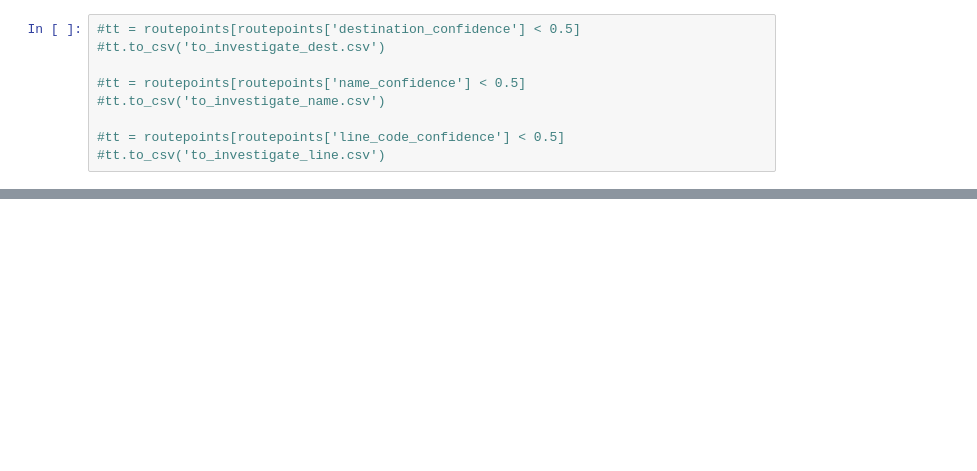
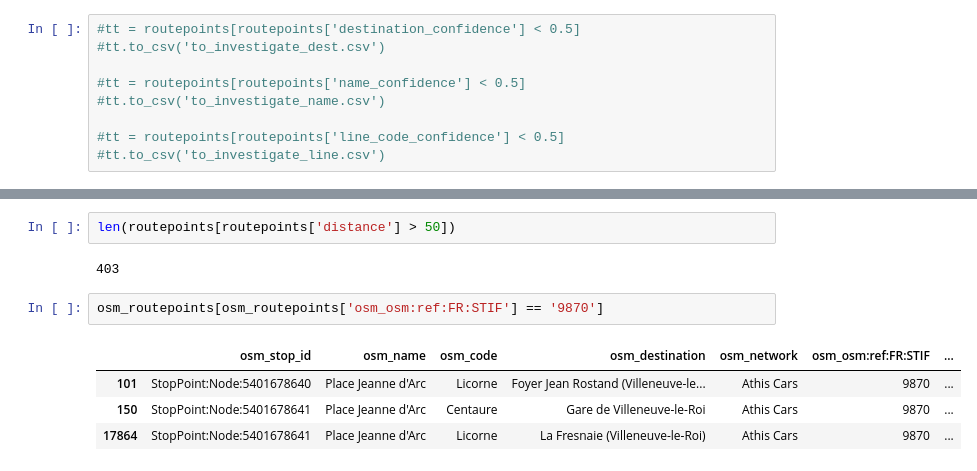
Before and after one commit to Jungle-Bus/ref-fr-STIF, a Jupyter notebook: audit_routepoints/analyse_routepoints.ipynb, the cells around one changed output, grey strips where cells are left out. Saved outputs shown, nothing was run; the diff lists cells and outputs as text; blank space fills up the shorter version.

```diff
--- a/audit_routepoints/analyse_routepoints.ipynb
+++ b/audit_routepoints/analyse_routepoints.ipynb
@@ -127,0 +121,11 @@ map_
+# %%
+len(routepoints[routepoints['distance'] > 50])
+# %% [output]
+403
+# %%
+osm_routepoints[osm_routepoints['osm_osm:ref:FR:STIF'] == '9870']
+# %% [output]
+|  | osm_stop_id | osm_name | osm_code | osm_destination | osm_network | osm_osm:ref:FR:STIF | ... |
+| 101 | StopPoint:Node:5401678640 | Place Jeanne d'Arc | Licorne | Foyer Jean Rostand (Villeneuve-le... | Athis Cars | 9870 | ... |
+| 150 | StopPoint:Node:5401678641 | Place Jeanne d'Arc | Centaure | Gare de Villeneuve-le-Roi | Athis Cars | 9870 | ... |
+| 17864 | StopPoint:Node:5401678641 | Place Jeanne d'Arc | Licorne | La Fresnaie (Villeneuve-le-Roi) | Athis Cars | 9870 | ... |
```
Also changed, not shown: parts of 15 cells of this notebook, 5 other files.
